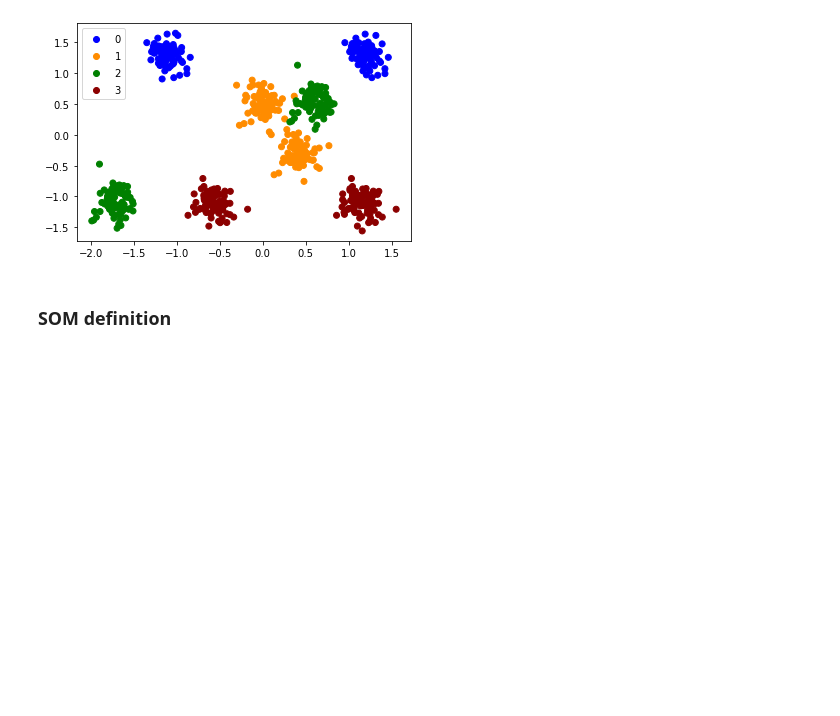
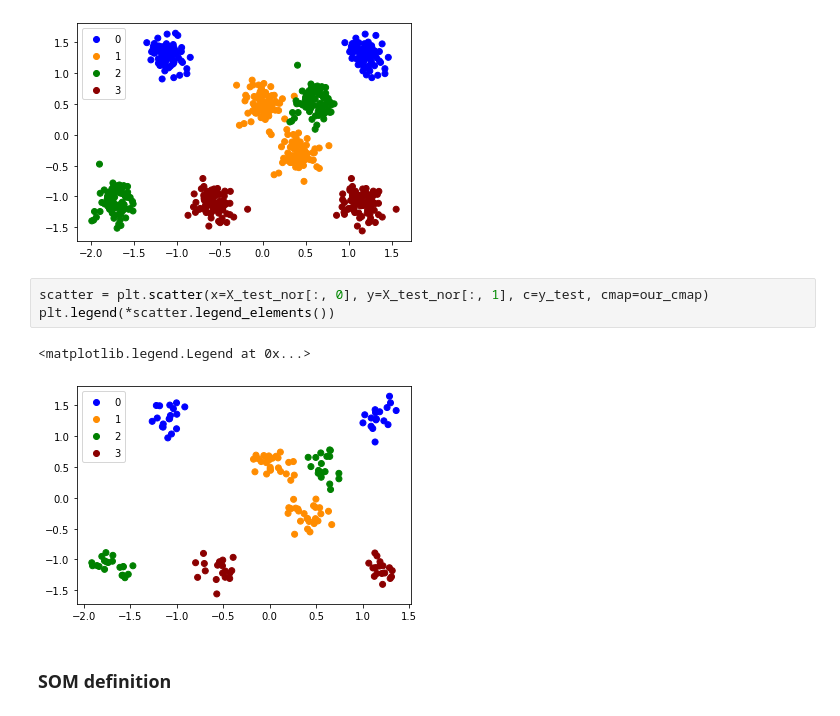
Before and after one commit to llublad/MUSI-IC, a Jupyter notebook: musi-ic-modul2/20_Handout_2/handout_2_BernatLadaria_Lluis.ipynb, the cells around one changed output. Saved outputs shown, nothing was run; the diff lists cells and outputs as text; blank space fills up the shorter version.

Commit message:
Added normalized test data plot in Handout#2

```diff
--- a/musi-ic-modul2/20_Handout_2/handout_2_BernatLadaria_Lluis.ipynb
+++ b/musi-ic-modul2/20_Handout_2/handout_2_BernatLadaria_Lluis.ipynb
@@ -409,6 +412,12 @@ plt.legend(*scatter.legend_elements())
 # %% [output]
 <matplotlib.legend.Legend at 0x...>
 [figure]
+# %%
+scatter = plt.scatter(x=X_test_nor[:, 0], y=X_test_nor[:, 1], c=y_test, cmap=our_cmap)
+plt.legend(*scatter.legend_elements())
+# %% [output]
+<matplotlib.legend.Legend at 0x...>
+[figure, added]
 # %% [markdown]
 ### SOM definition
 # %% [markdown]
```
Also changed, not shown: parts of 19 cells of this notebook.
